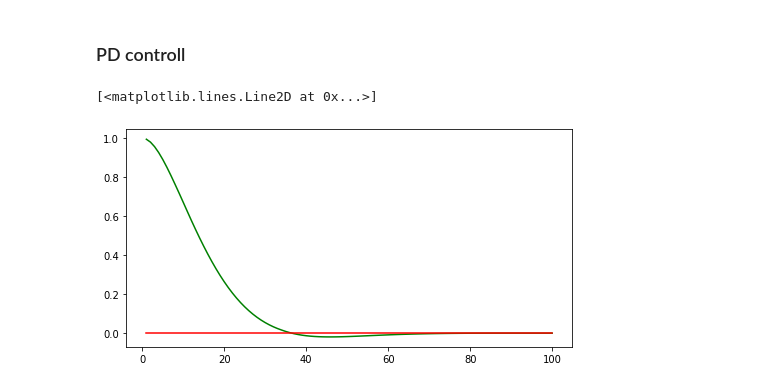
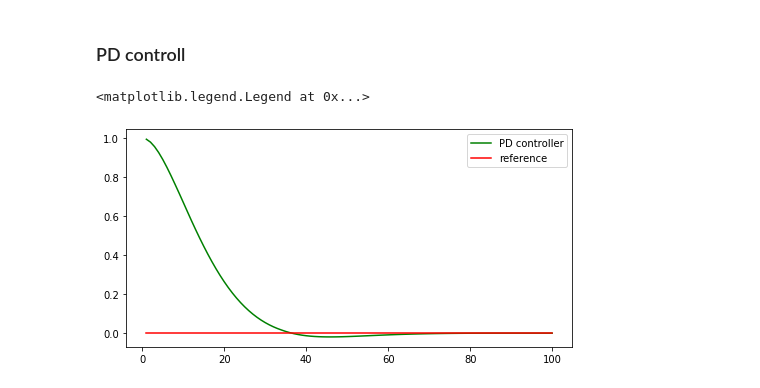
Before and after one commit to MJeremy2017/machine-learning-models, a Jupyter notebook: Control/PID.ipynb, the cells around one changed output. Drawn from its saved outputs; the diff is of its cells as text; code cells hidden in the pictures.

```diff
--- a/Control/PID.ipynb
+++ b/Control/PID.ipynb
@@ -116,29 +117,31 @@ ax1.plot(x_trajectory, np.zeros(n), 'r', label='reference')
 # %%
 # run - does a single control run
 robot = Robot()
 robot.set(0, 1, 0)
+# robot.set_steering_drift(10/180.*np.pi)
 
 def run(robot, tau_p, tau_d, n=100, speed=1.0):
     x_trajectory = []
     y_trajectory = []
 
     prev_cte = robot.y
     for _ in range(n):
         dev = robot.y - prev_cte
         prev_cte = robot.y
         steer = -tau_p * robot.y - tau_d * dev
         robot.move(steer, speed)
         x_trajectory.append(robot.x)
         y_trajectory.append(robot.y)
 
     return x_trajectory, y_trajectory
 
-x_trajectory, y_trajectory = run(robot, 0.2, 3.0)
+x_trajectory, y_trajectory = run(robot, 0.2, 3)
 n = len(x_trajectory)
 
 fig, ax1 = plt.subplots(1, 1, figsize=(8, 4))
-ax1.plot(x_trajectory, y_trajectory, 'g', label='P controller')
+ax1.plot(x_trajectory, y_trajectory, 'g', label='PD controller')
 ax1.plot(x_trajectory, np.zeros(n), 'r', label='reference')
+plt.legend()
 # %% [output]
-[<matplotlib.lines.Line2D at 0x...>]
+<matplotlib.legend.Legend at 0x...>
-[figure, old version]
+[figure, new version]
```
Also changed, not shown: parts of 7 cells of this notebook.
